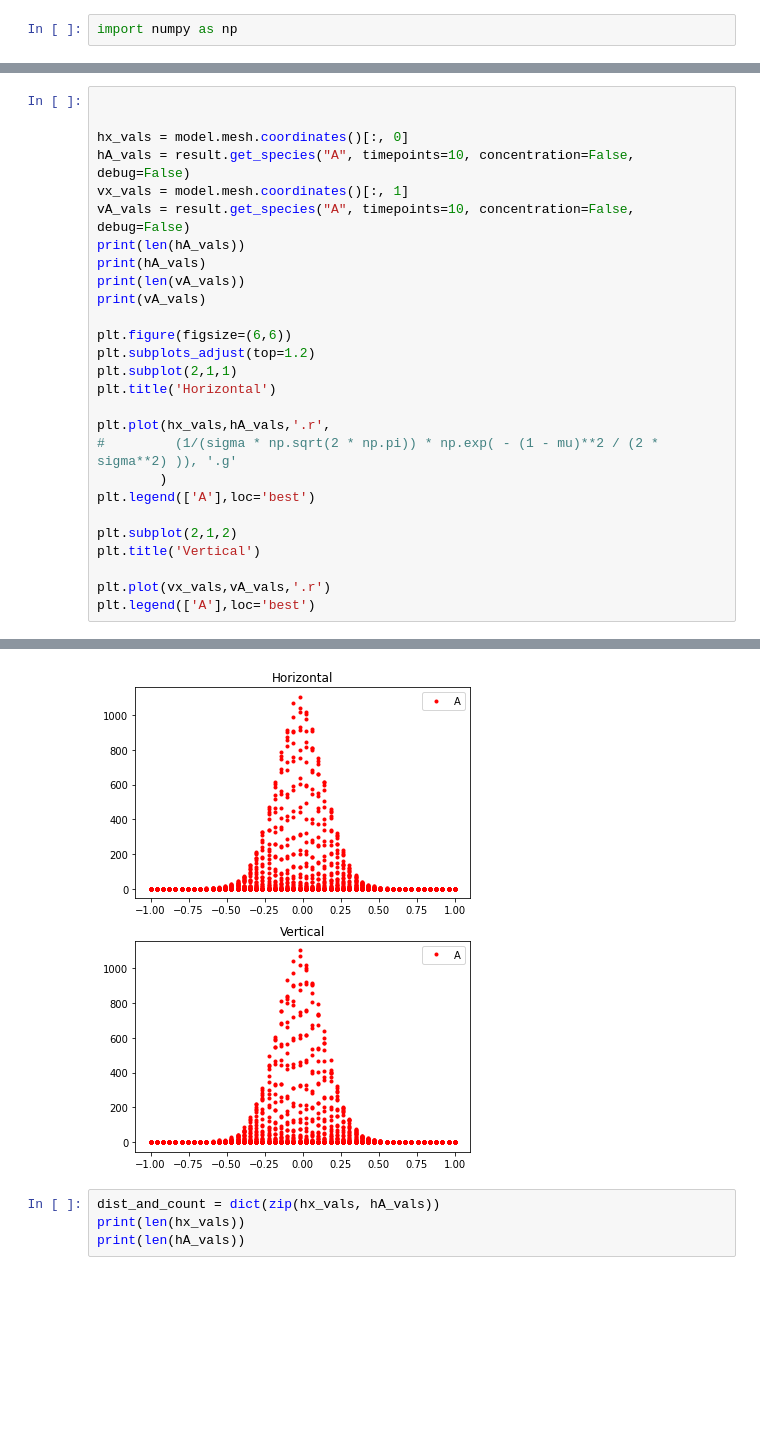
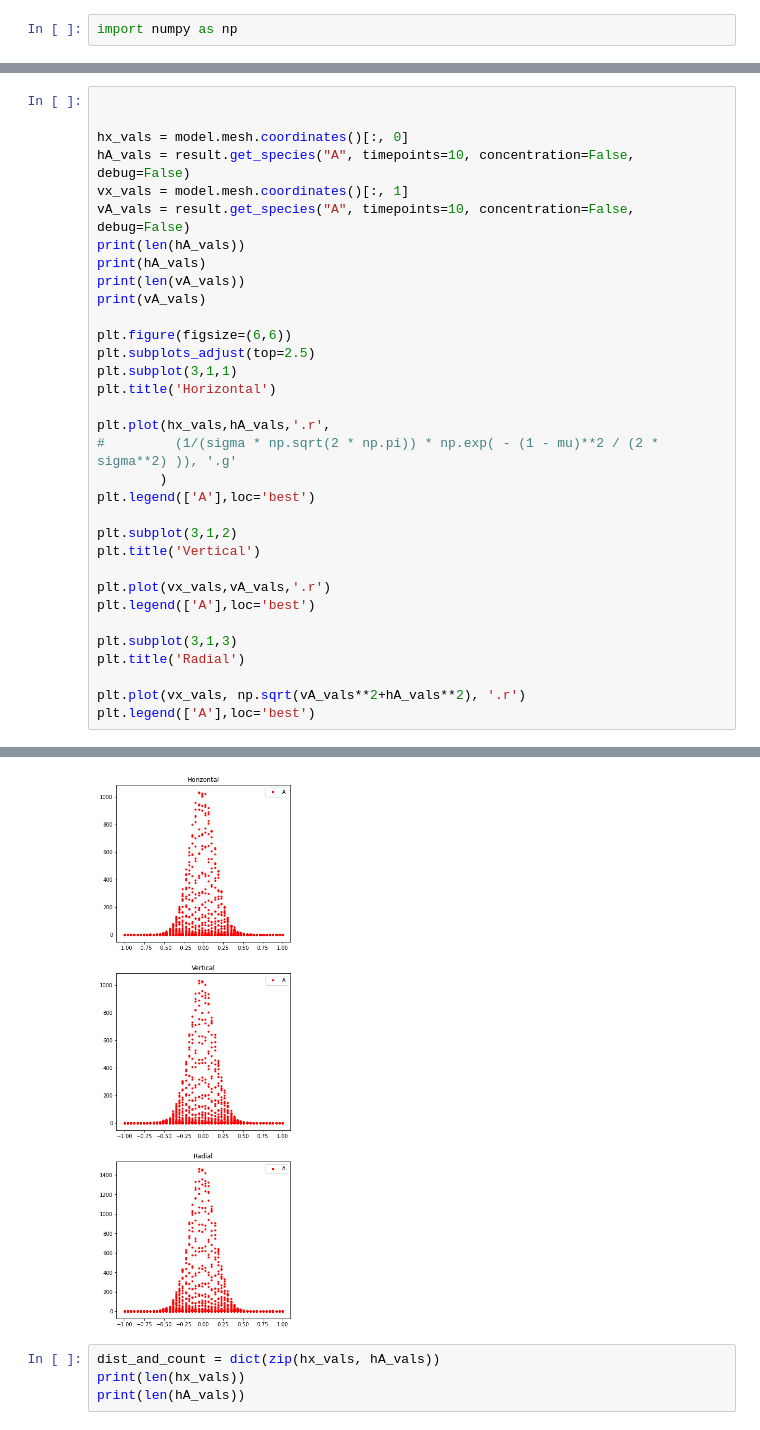
Before and after one commit to StochSS/SpatialPy, a Jupyter notebook: examples/diffusion_debug_test/diffusion_debug_test.ipynb, the cells around one changed output, grey strips where cells are left out. Saved outputs shown, nothing was run; the diff lists cells and outputs as text; blank space fills up the shorter version.

Commit message:
added radial inspection to test graphs

```diff
--- a/examples/diffusion_debug_test/diffusion_debug_test.ipynb
+++ b/examples/diffusion_debug_test/diffusion_debug_test.ipynb
@@ -72,37 +74,43 @@ def binit(x, y):
 # %%
 
 
 hx_vals = model.mesh.coordinates()[:, 0]
 hA_vals = result.get_species("A", timepoints=10, concentration=False, debug=False)
 vx_vals = model.mesh.coordinates()[:, 1]
 vA_vals = result.get_species("A", timepoints=10, concentration=False, debug=False)
 print(len(hA_vals))
 print(hA_vals)
 print(len(vA_vals))
 print(vA_vals)
 
 plt.figure(figsize=(6,6))
-plt.subplots_adjust(top=1.2)
-plt.subplot(2,1,1)
+plt.subplots_adjust(top=2.5)
+plt.subplot(3,1,1)
 plt.title('Horizontal')
 
 plt.plot(hx_vals,hA_vals,'.r',
 #         (1/(sigma * np.sqrt(2 * np.pi)) * np.exp( - (1 - mu)**2 / (2 * sigma**2) )), '.g'
         )
 plt.legend(['A'],loc='best')
 
-plt.subplot(2,1,2)
+plt.subplot(3,1,2)
 plt.title('Vertical')
 
 plt.plot(vx_vals,vA_vals,'.r')
 plt.legend(['A'],loc='best')
+
+plt.subplot(3,1,3)
+plt.title('Radial')
+
+plt.plot(vx_vals, np.sqrt(vA_vals**2+hA_vals**2), '.r')
+plt.legend(['A'],loc='best')
 # %% [output]
 2500
 [0. 0. 0. ... 0. 0. 0.]
 2500
 [0. 0. 0. ... 0. 0. 0.]
 <matplotlib.legend.Legend at 0x...>
-[figure, old version]
+[figure, new version]
 # %%
 dist_and_count = dict(zip(hx_vals, hA_vals))
 print(len(hx_vals))
```
Also changed, not shown: parts of 7 cells of this notebook.
